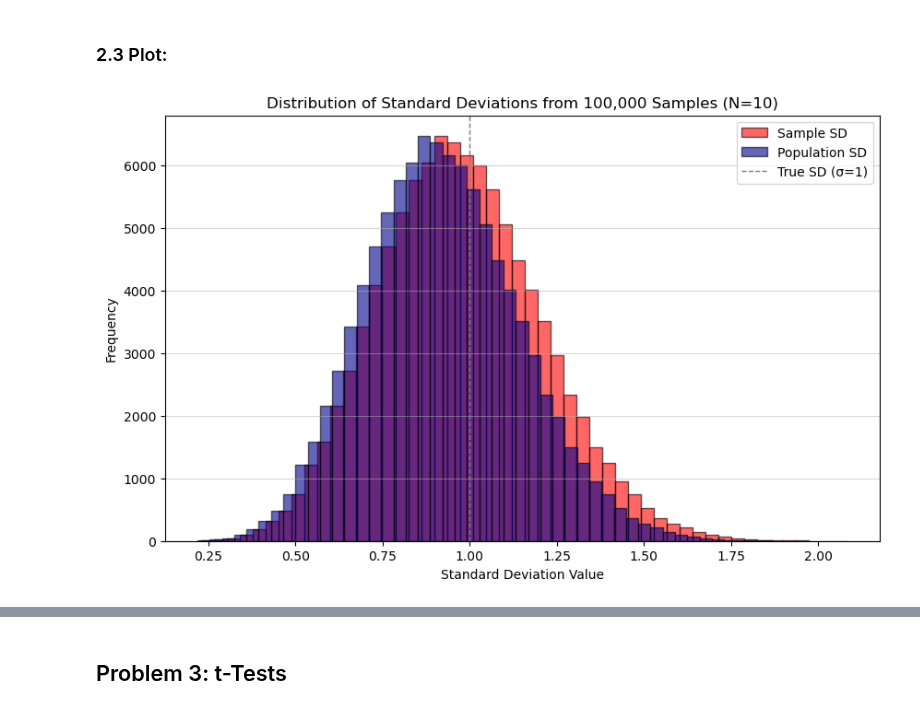
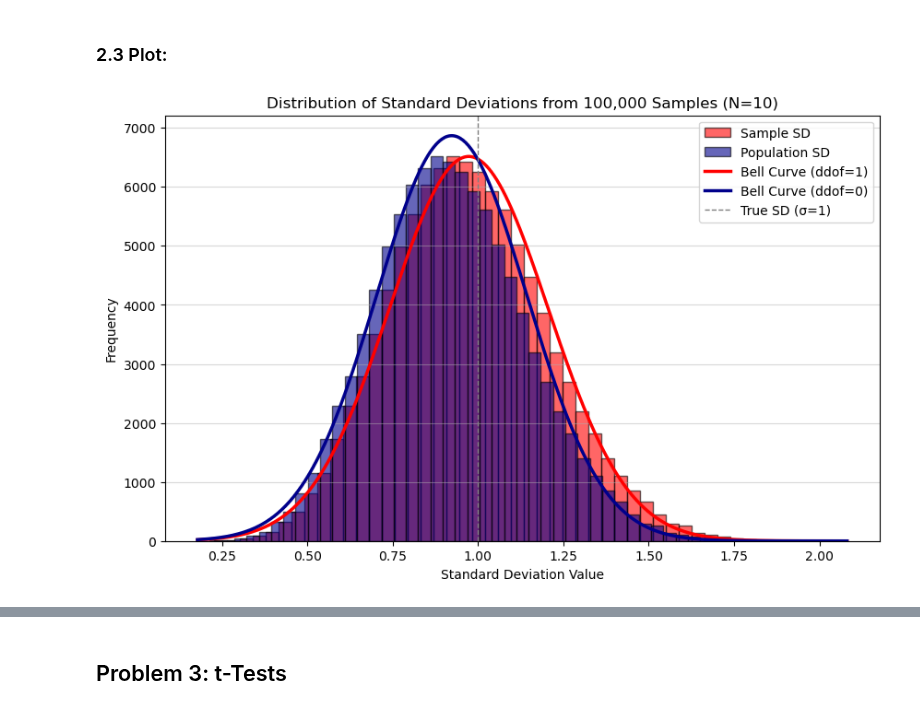
Before and after one commit to MattiDoubleU/Applied-Statistics, a Jupyter notebook: problems.ipynb, the cells around one changed output, grey strips where cells are left out. Saved outputs shown, nothing was run; the diff lists cells and outputs as text; code cells hidden in the pictures.

Commit message:
Adding code to plot bell curves on top of histogram & removing unncessary code blocks

```diff
--- a/problems.ipynb
+++ b/problems.ipynb
@@ -410,31 +411,59 @@ https://www.statisticshowto.com/bessels-correction
 plt.figure(figsize=(10, 6))
 
 # Histogram for Sample SD (ddof=1).
 plt.hist(
     df['sample_sd (ddof=1)'],
     bins=50,
     alpha=0.6,
     label='Sample SD',
     color='red',
     edgecolor='black'
 )
 
 # Histogram for Population SD (ddof=0).
 plt.hist(
     df['population_sd (ddof=0)'],
     bins=50,
     alpha=0.6,
     label='Population SD',
     color='darkblue',
     edgecolor='black'
 )
 
+# For better visualization, added the following code to plot bell curves on top of the histograms:
+
+# Generate x-values spanning the range of the data.
+x = np.linspace(
+    min(df['sample_sd (ddof=1)'].min(), df['population_sd (ddof=0)'].min()),
+    max(df['sample_sd (ddof=1)'].max(), df['population_sd (ddof=0)'].max()),
+    500
+)
+
+# Compute normal bell curve fits.
+mean_sample = df['sample_sd (ddof=1)'].mean()
+std_sample = df['sample_sd (ddof=1)'].std()
+mean_pop = df['population_sd (ddof=0)'].mean()
+std_pop = df['population_sd (ddof=0)'].std()
+
+# Scale PDF curves to histogram height for visibility.
+scale_factor = len(df) * (np.diff(np.histogram_bin_edges(df['sample_sd (ddof=1)'], bins=50))[0])
+
+plt.plot(x, norm.pdf(x, mean_sample, std_sample) * scale_factor,
+         color='red', linewidth=2.5, label='Bell Curve (ddof=1)')
+
+plt.plot(x, norm.pdf(x, mean_pop, std_pop) * scale_factor,
+         color='darkblue', linewidth=2.5, label='Bell Curve (ddof=0)')
+
+# https://www.statology.org/bell-curve-python/
+# https://docs.scipy.org/doc/scipy/reference/generated/scipy.stats.norm.html
+
+
 # Add labels, title, and legend.
 plt.axvline(1.0, color='gray', linestyle='--', linewidth=1, label='True SD (σ=1)')
 plt.title(f'Distribution of Standard Deviations from {num_samples:,} Samples (N={sample_size})')
 plt.xlabel('Standard Deviation Value')
 plt.ylabel('Frequency')
 plt.legend()
 plt.grid(axis='y', alpha=0.5)
 # %% [output]
-[figure, old version]
+[figure, new version]
```
Also changed, not shown: parts of 8 cells of this notebook.
